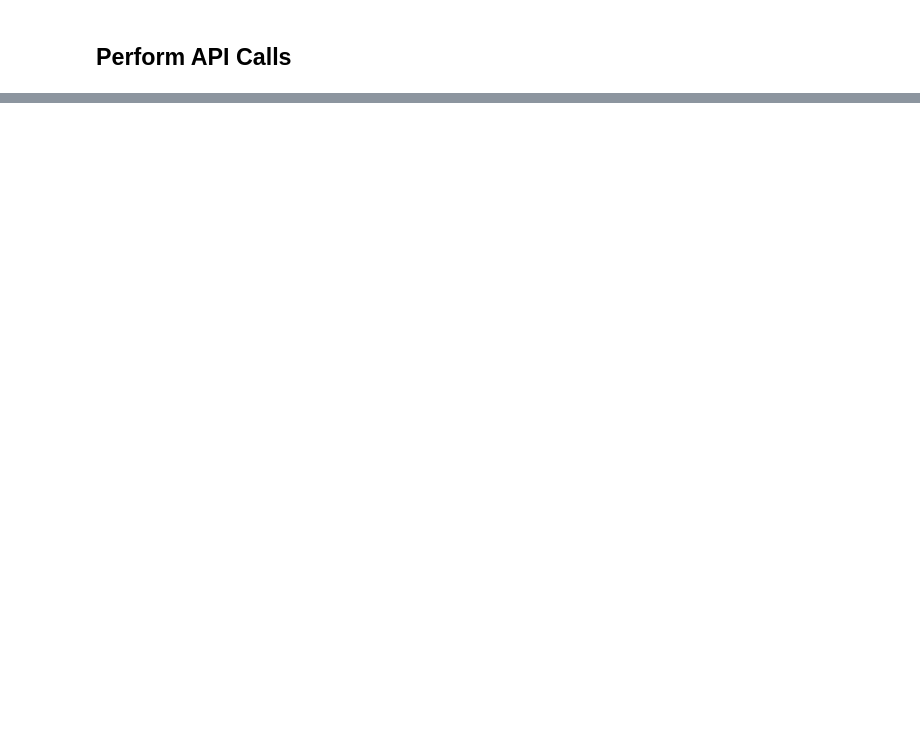
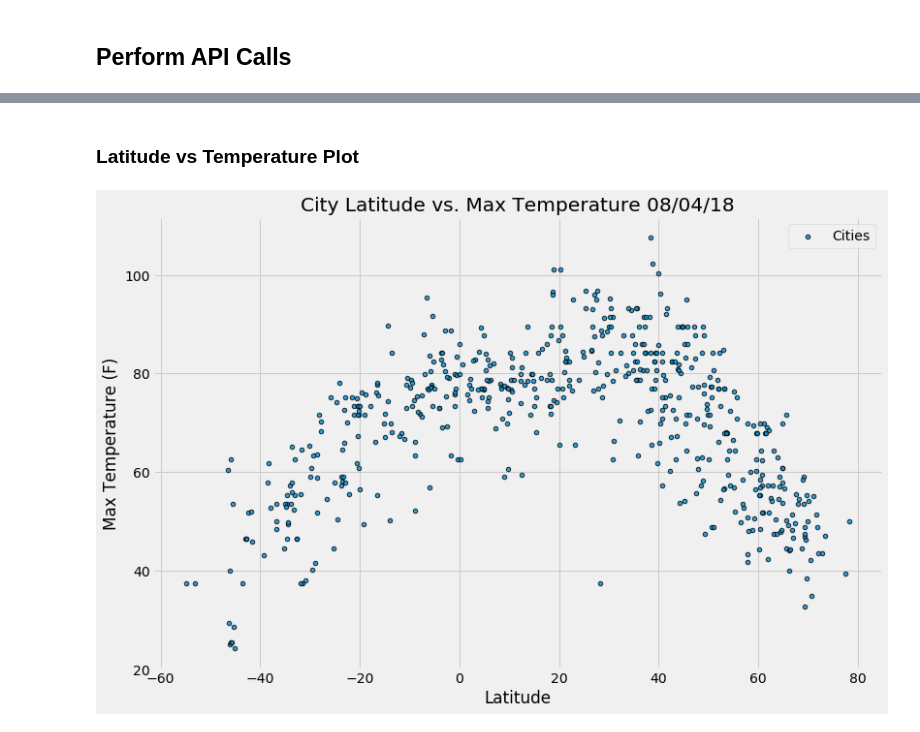
Before and after one commit to 0xpetersatoshi/weather-analysis, a Jupyter notebook: weather-analysis.ipynb, the cells around one changed output, grey strips where cells are left out. Drawn from its saved outputs; the diff is of its cells as text; code cells hidden in the pictures; blank space fills up the shorter version.

Commit message:
Adding output images.

```diff
--- a/weather-analysis.ipynb
+++ b/weather-analysis.ipynb
@@ -2,9 +2,15 @@
 import pandas as pd
 import numpy as np
 import matplotlib.pyplot as plt
+import matplotlib.style as style
+import seaborn as sns
 import requests
+import time
 from config import api_key
 from citipy import citipy
+
+%matplotlib inline
+style.use('fivethirtyeight')
 # %% [markdown]
 ## Generate Cities List
 # %%
@@ -131,0 +156,26 @@ city_data_pd.to_csv(output_data_file, index_label="City_ID")
+# %% [markdown]
+### Latitude vs Temperature Plot
+# %%
+# Build scatter plot for latitude vs temperature
+city_data_pd.plot(kind="scatter",
+                  x="Lat", y="Max Temp",
+                  figsize=(12, 8),
+                  alpha=0.8,
+                  edgecolor="black",
+                  marker="o",
+                  linewidths=1,
+                  label="Cities")
+
+# Incorporate the other graph properties
+plt.title("City Latitude vs. Max Temperature {}".format(time.strftime("%x")))
+plt.ylabel("Max Temperature (F)")
+plt.xlabel("Latitude")
+plt.grid(True)
+
+# Save the figure
+plt.savefig("output/Fig1.png")
+
+# Show plot
+plt.show()
+# %% [output]
+[figure, added]
```
Also changed, not shown: parts of 11 cells of this notebook, 1 other file.
